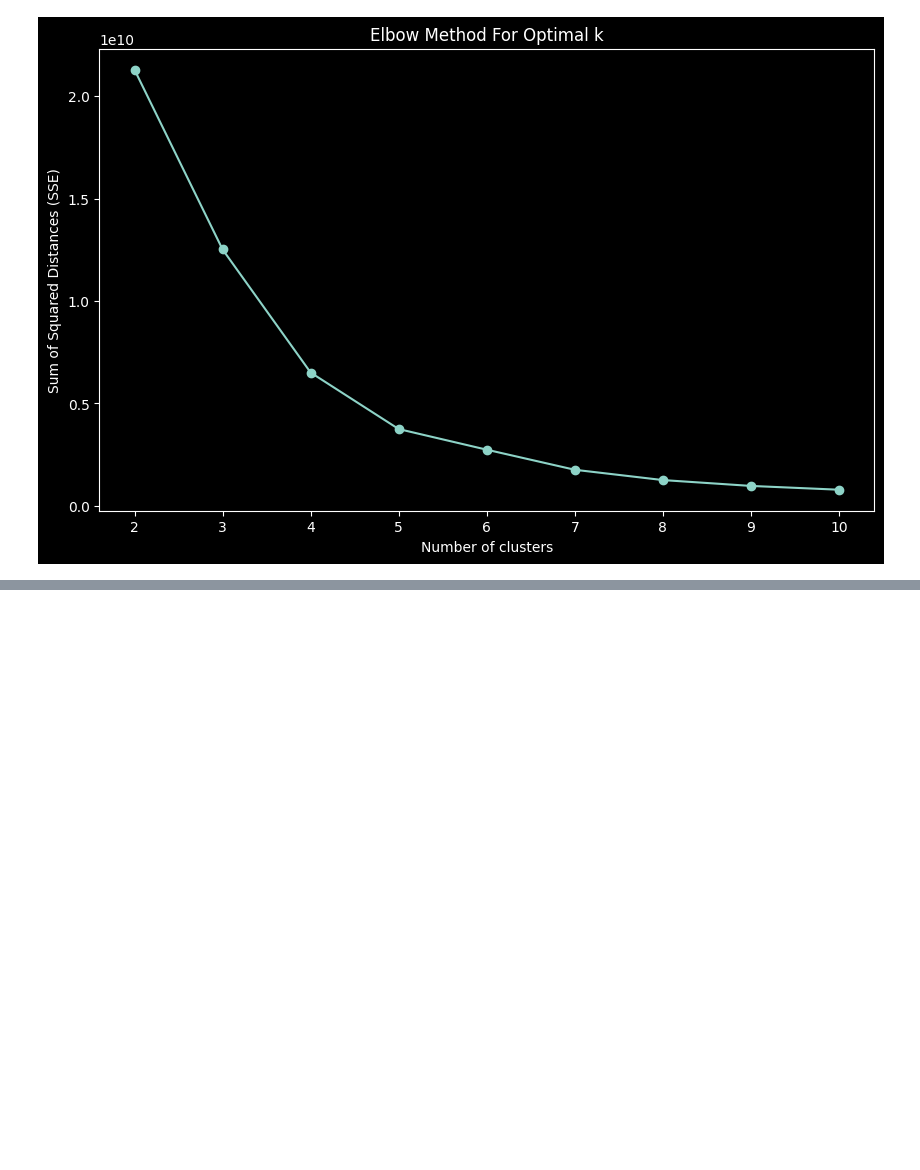
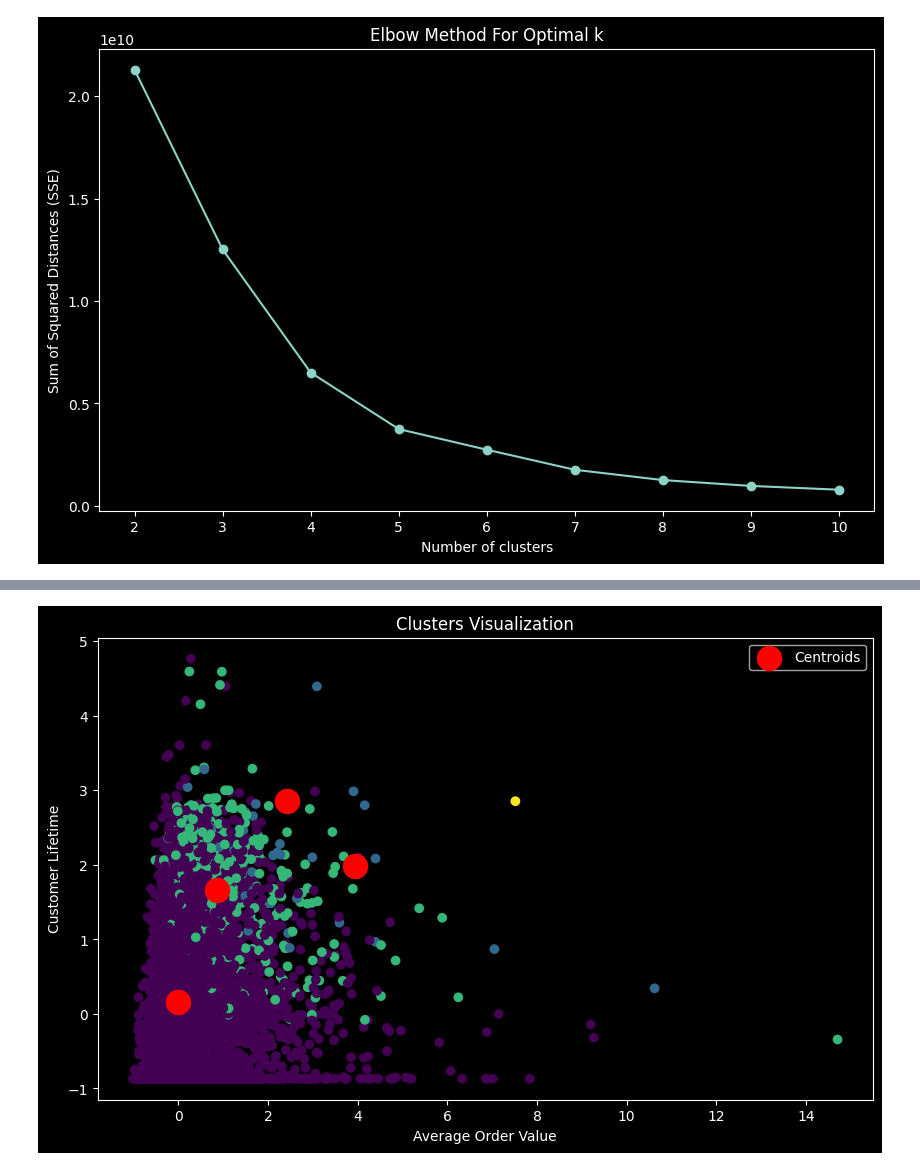
Before and after one commit to ssulaihasubi/floward-take-home-assessment, a Jupyter notebook: task-2-case-study-2-clustering.ipynb, the cells around one changed output, grey strips where cells are left out. Cells and saved outputs as stored; diff of their text form; code cells hidden in the pictures; blank space fills up the shorter version.

```diff
--- a/task-2-case-study-2-clustering.ipynb
+++ b/task-2-case-study-2-clustering.ipynb
@@ -608,0 +611,15 @@ plt.show()
+# %%
+# Based on the Elbow Method graph, the choosen K-Means algorithm with k = 4 or k = 5
+# In this case k = 4
+
+from sklearn.cluster import KMeans
+
+# Set the number of clusters
+k = 4
+
+# Run K-Means
+kmeans = KMeans(n_clusters=k, random_state=42)
+clustering_df['Cluster'] = kmeans.fit_predict(clustering_df)
+
+# Add the cluster labels to the dataframe
+clustering_df['Cluster'] = kmeans.labels_
@@ -608,0 +662,14 @@ plt.show()
+# %%
+import matplotlib.pyplot as plt
+
+# Replace 'average_order_value' and 'customer_lifetime' with actual column names from your dataframe
+plt.figure(figsize=(10, 6))
+plt.scatter(clustering_df['average_order_value'], clustering_df['customer_lifetime'], c=clustering_df['Cluster'], cmap='viridis')
+plt.scatter(kmeans.cluster_centers_[:, 0], kmeans.cluster_centers_[:, 1], s=300, c='red', label='Centroids')
+plt.xlabel('Average Order Value')
+plt.ylabel('Customer Lifetime')
+plt.title('Clusters Visualization')
+plt.legend()
+plt.show()
+# %% [output]
+[figure, added]
```
Also changed, not shown: parts of 6 cells of this notebook.
